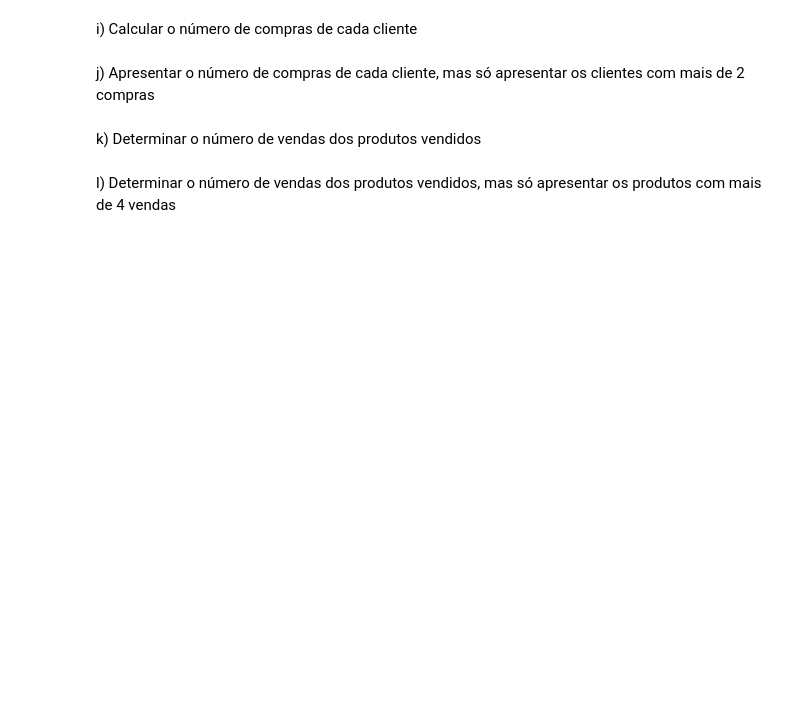
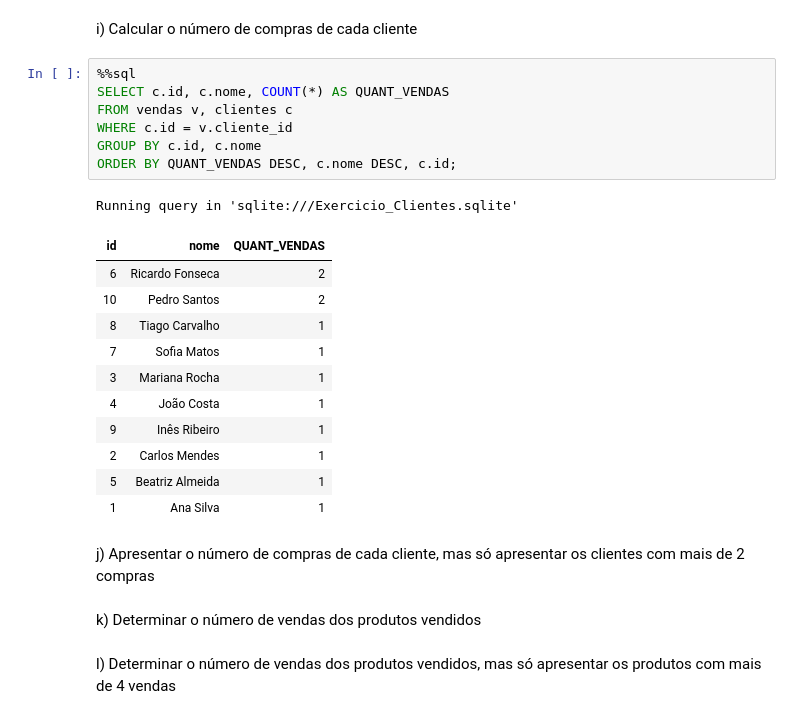
Before and after one commit to jpedrodias/FundamentosSQL, a Jupyter notebook: Week03/Exercicio_Clientes_resolvido.ipynb, the cells around one changed output. Cells and saved outputs as stored; diff of their text form; blank space fills up the shorter version.

```diff
--- a/Week03/Exercicio_Clientes_resolvido.ipynb
+++ b/Week03/Exercicio_Clientes_resolvido.ipynb
@@ -1030,5 +1049,25 @@ h) Determinar o *id* do produto com maiores quantidades vendidas
 # %% [markdown]
 i) Calcular o número de compras de cada cliente
+# %%
+%%sql
+SELECT c.id, c.nome, COUNT(*) AS QUANT_VENDAS
+FROM vendas v, clientes c
+WHERE c.id = v.cliente_id
+GROUP BY c.id, c.nome
+ORDER BY QUANT_VENDAS DESC, c.nome DESC, c.id;
+# %% [output]
+Running query in 'sqlite:///Exercicio_Clientes.sqlite'
+| id | nome | QUANT_VENDAS |
+| 6 | Ricardo Fonseca | 2 |
+| 10 | Pedro Santos | 2 |
+| 8 | Tiago Carvalho | 1 |
+| 7 | Sofia Matos | 1 |
+| 3 | Mariana Rocha | 1 |
+| 4 | João Costa | 1 |
+| 9 | Inês Ribeiro | 1 |
+| 2 | Carlos Mendes | 1 |
+| 5 | Beatriz Almeida | 1 |
+| 1 | Ana Silva | 1 |
 # %% [markdown]
 j) Apresentar o número de compras de cada cliente, mas só apresentar os clientes com mais de 2 compras
 # %% [markdown]
```
Also changed, not shown: parts of 1 cell of this notebook.
